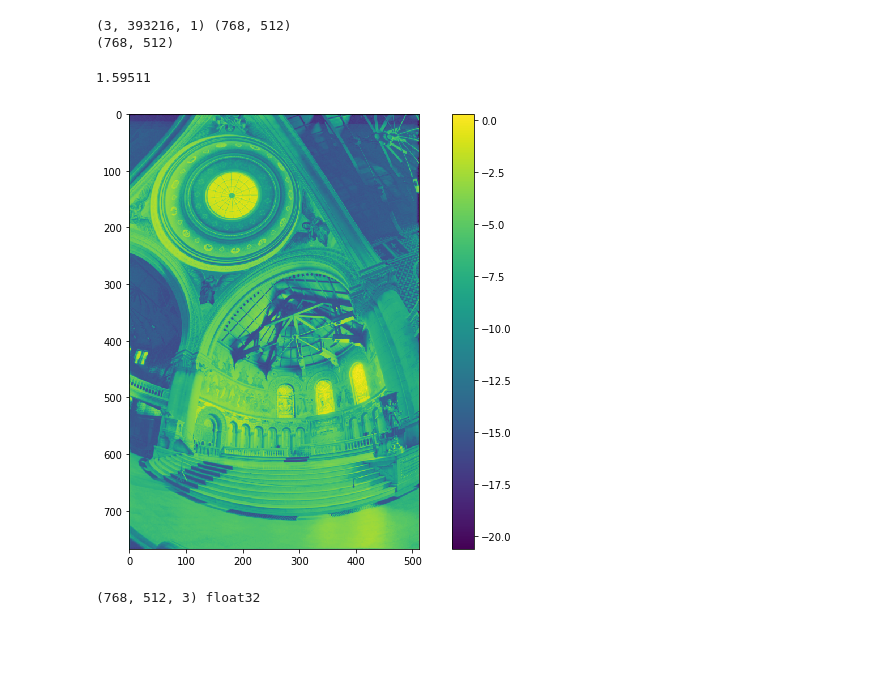
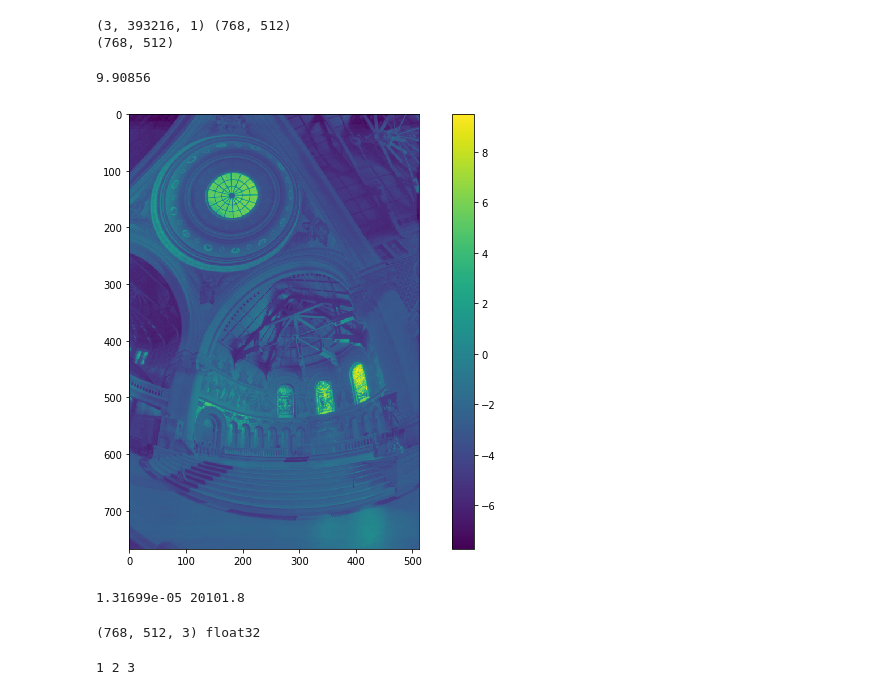
Before and after one commit to SSARCandy/HDR-imaging, a Jupyter notebook: HDR-playground.ipynb, the cells around one changed output. Drawn from its saved outputs; the diff is of its cells as text; code cells hidden in the pictures; blank space fills up the shorter version.

```diff
--- a/HDR-playground.ipynb
+++ b/HDR-playground.ipynb
@@ -183,23 +196,22 @@ hdr[..., 1] = gE
 hdr[..., 2] = rE
 # %%
 
-print(hdr.max())
+print(np.log(hdr).max())
 # %% [output]
-1.59511
+9.90856
-# %%
-uhdr = cv2.cvtColor(hdr, cv2.COLOR_BGR2GRAY)
-plt.figure(figsize=(12,8))
-plt.imshow(np.log(uhdr))
-plt.colorbar()
-plt.show()
-#uhdr = [channel/channel.max() for channel in hdr]
-#uhdr -= uhdr.min()
-#uhdr *= 255/uhdr.max()
-#uhdr = np.array(uhdr).astype(np.uint8)
-#print(uhdr.max(),uhdr.shape, uhdr.dtype)
-#im_color = cv2.applyColorMap(uhdr, cv2.COLORMAP_JET)
-# %% [output]
-[figure, removed]
+# %%
+# Show false-color Radiance map (log value)
+plt.figure(figsize=(12, 8))
+plt.imshow(np.log(cv2.cvtColor(hdr, cv2.COLOR_BGR2GRAY)))
+plt.colorbar()
+plt.show()
+# %% [output]
+[figure, added]
+# %%
+
+print(hdr.min(),hdr.max())
+# %% [output]
+1.31699e-05 20101.8
 # %%
 print(hdr.shape, hdr.dtype)
 image = np.zeros((hdr.shape[0], hdr.shape[1], 3), 'float32')
@@ -225,3 +237,9 @@ rgbe.flatten().tofile(f)
 f.close()
 # %% [output]
 (768, 512, 3) float32
+# %%
+a=[1,2,3]
+c,v,b = a
+print(c,v,b)
+# %% [output]
+1 2 3
```
Also changed, not shown: parts of 5 cells of this notebook, 1 other file.
